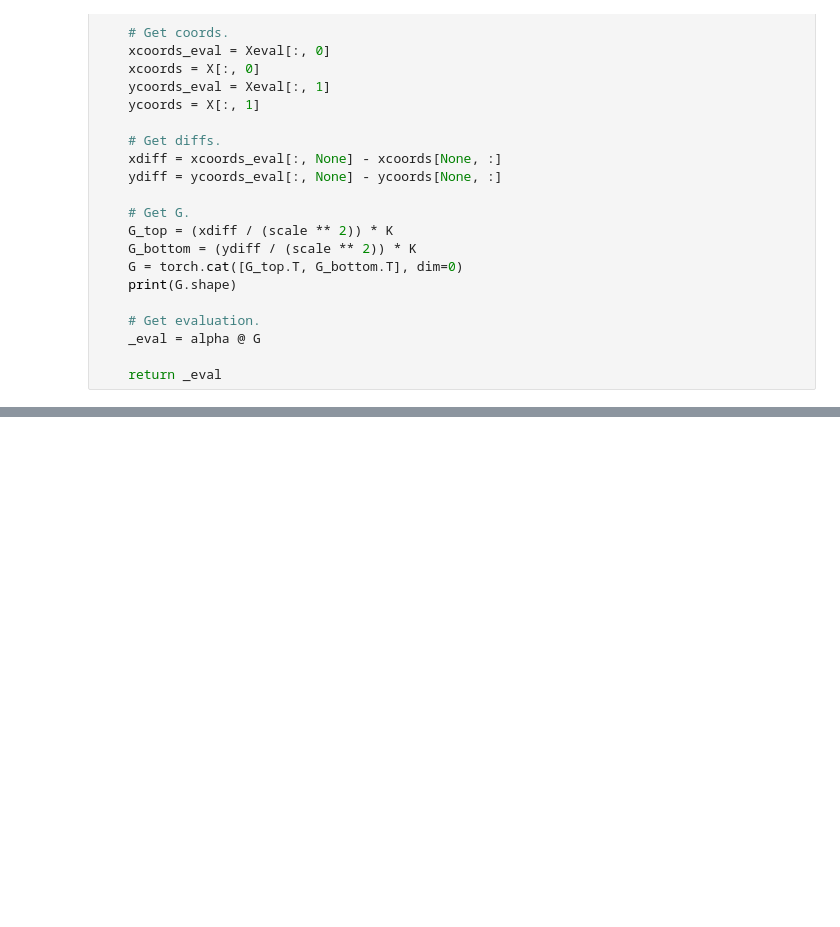
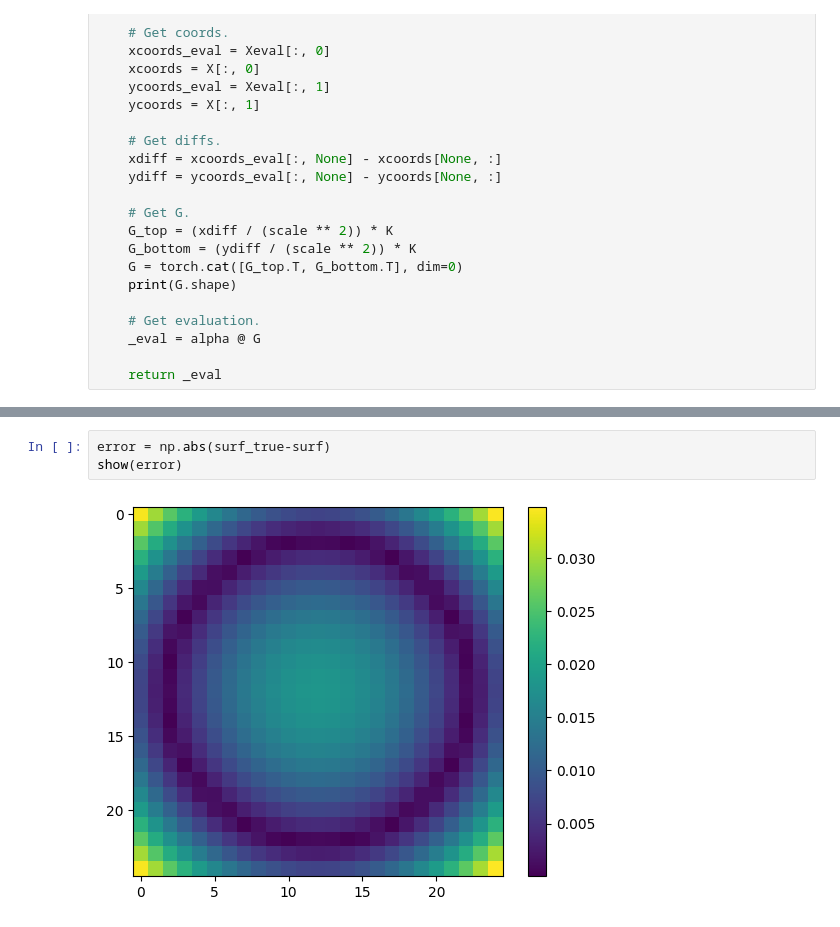
Before and after one commit to NateWhybra/grad2surf-krr, a Jupyter notebook: grad2surf-krr.ipynb, the cells around one changed output, grey strips where cells are left out. Cells and saved outputs as stored; diff of their text form; blank space fills up the shorter version.

```diff
--- a/grad2surf-krr.ipynb
+++ b/grad2surf-krr.ipynb
@@ -148,3 +150,8 @@ show(surf_true)
+# %%
+error = np.abs(surf_true-surf)
+show(error)
+# %% [output]
+[figure, added]
 # %%
 show(Theta.cpu().numpy())
 # %% [output]
```
Also changed, not shown: parts of 4 cells of this notebook.
